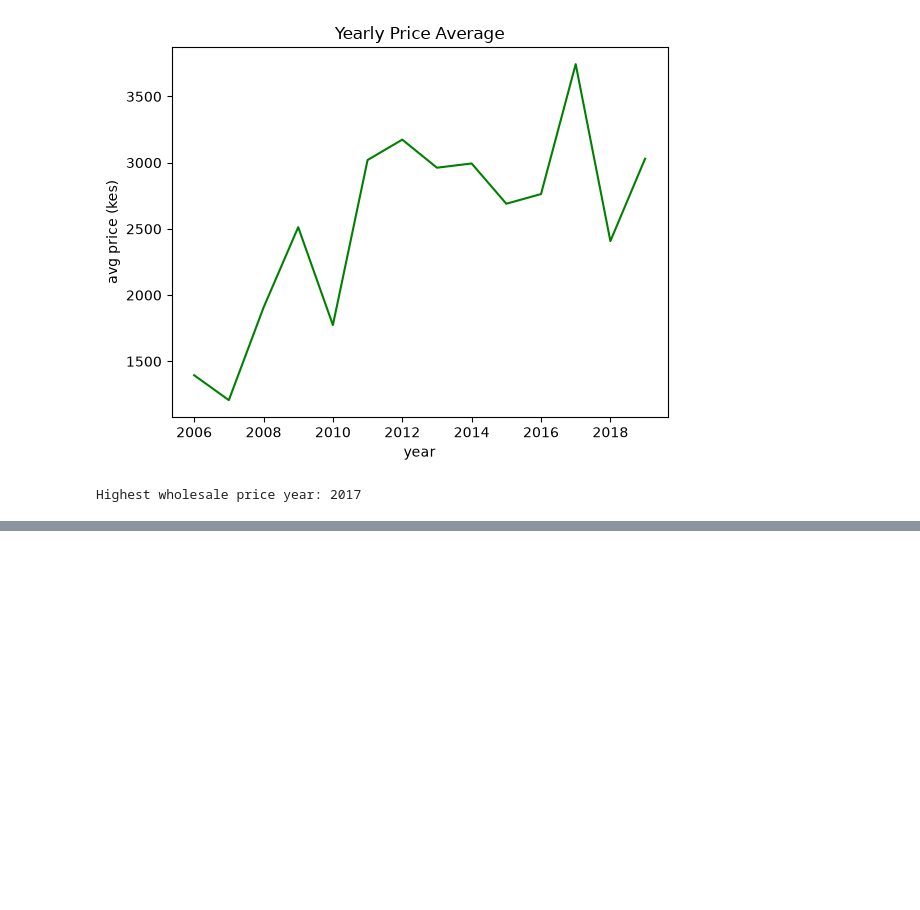
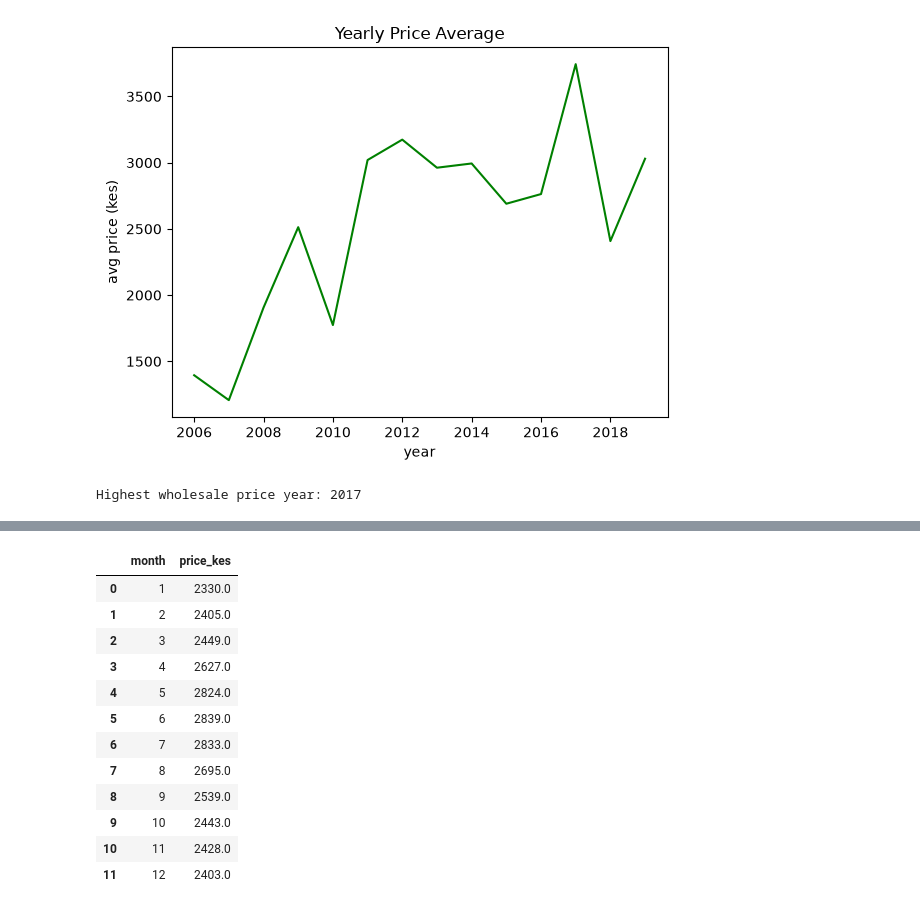
Before and after one commit to rose-odiwuor/food_market_prices, a Jupyter notebook: analysis.ipynb, the cells around one changed output, grey strips where cells are left out. Drawn from its saved outputs; the diff is of its cells as text; code cells hidden in the pictures; blank space fills up the shorter version.

```diff
--- a/analysis.ipynb
+++ b/analysis.ipynb
@@ -327,0 +328,17 @@ Highest wholesale price year: 2017
+# %%
+monthly_avg = df_maize.groupby("month")["price_kes"].mean().reset_index().round()
+monthly_avg
+# %% [output]
+|  | month | price_kes |
+| 0 | 1 | 2330.0 |
+| 1 | 2 | 2405.0 |
+| 2 | 3 | 2449.0 |
+| 3 | 4 | 2627.0 |
+| 4 | 5 | 2824.0 |
+| 5 | 6 | 2839.0 |
+| 6 | 7 | 2833.0 |
+| 7 | 8 | 2695.0 |
+| 8 | 9 | 2539.0 |
+| 9 | 10 | 2443.0 |
+| 10 | 11 | 2428.0 |
+| 11 | 12 | 2403.0 |
```
Also changed, not shown: parts of 12 cells of this notebook.
